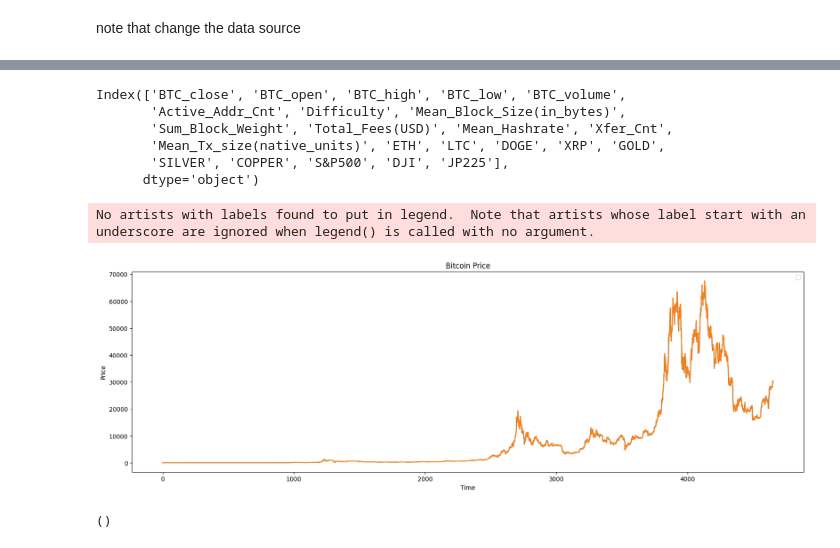
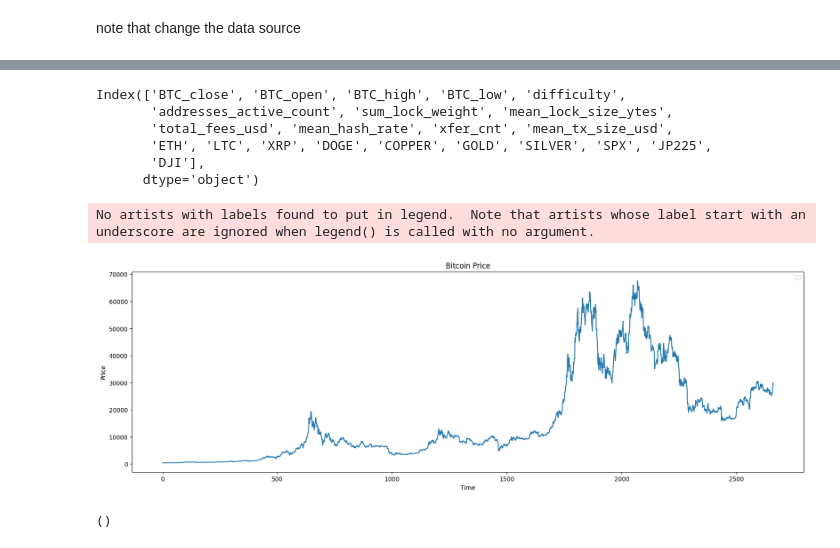
Before and after one commit to lavibula/BitcoinPrediction, a Jupyter notebook: Members/TLong/LSTM.ipynb, the cells around one changed output, grey strips where cells are left out. Drawn from its saved outputs; the diff is of its cells as text; code cells hidden in the pictures.

Commit message:
update new data

```diff
--- a/Members/TLong/LSTM.ipynb
+++ b/Members/TLong/LSTM.ipynb
@@ -11,9 +11,13 @@ from tensorflow import keras
 # %% [markdown]
 note that change the data source
 # %%
-data = pd.read_csv("D:\\học đại học\\20222\\machine learning\\saved_data.csv")
+data = pd.read_csv("D:\\học đại học\\20222\\machine learning\\data.csv")
 # %%
+data=data[::-1]
+data = data.reset_index(drop=True)
+
 time=data['Date']
-data=data.drop('Date', axis=1)
+data=data.drop(['Date','BTC_change'], axis=1)
+
 target="BTC_close"
 # %%
@@ -29,25 +39,24 @@ data.head()
 # %%
 data.columns
 # %% [output]
-Index(['BTC_close', 'BTC_open', 'BTC_high', 'BTC_low', 'BTC_volume',
-       'Active_Addr_Cnt', 'Difficulty', 'Mean_Block_Size(in_bytes)',
-       'Sum_Block_Weight', 'Total_Fees(USD)', 'Mean_Hashrate', 'Xfer_Cnt',
-       'Mean_Tx_size(native_units)', 'ETH', 'LTC', 'DOGE', 'XRP', 'GOLD',
-       'SILVER', 'COPPER', 'S&P500', 'DJI', 'JP225'],
+Index(['BTC_close', 'BTC_open', 'BTC_high', 'BTC_low', 'difficulty',
+       'addresses_active_count', 'sum_lock_weight', 'mean_lock_size_ytes',
+       'total_fees_usd', 'mean_hash_rate', 'xfer_cnt', 'mean_tx_size_usd',
+       'ETH', 'LTC', 'XRP', 'DOGE', 'COPPER', 'GOLD', 'SILVER', 'SPX', 'JP225',
+       'DJI'],
       dtype='object')
 # %%
 plt.figure(figsize=(20, 6))
 
 plt.plot(data[target])
-plt.plot(data["BTC_open"])
 plt.title('Bitcoin Price')
 plt.xlabel('Time')
 plt.ylabel('Price')
 plt.legend()
 plt.show()
 # %% [output]
 No artists with labels found to put in legend.  Note that artists whose label start with an underscore are ignored when legend() is called with no argument.
-[figure, old version]
+[figure, new version]
 # %%
 target=np.array(target)
 target.shape
```
Also changed, not shown: parts of 12 cells of this notebook, 2 other files.
